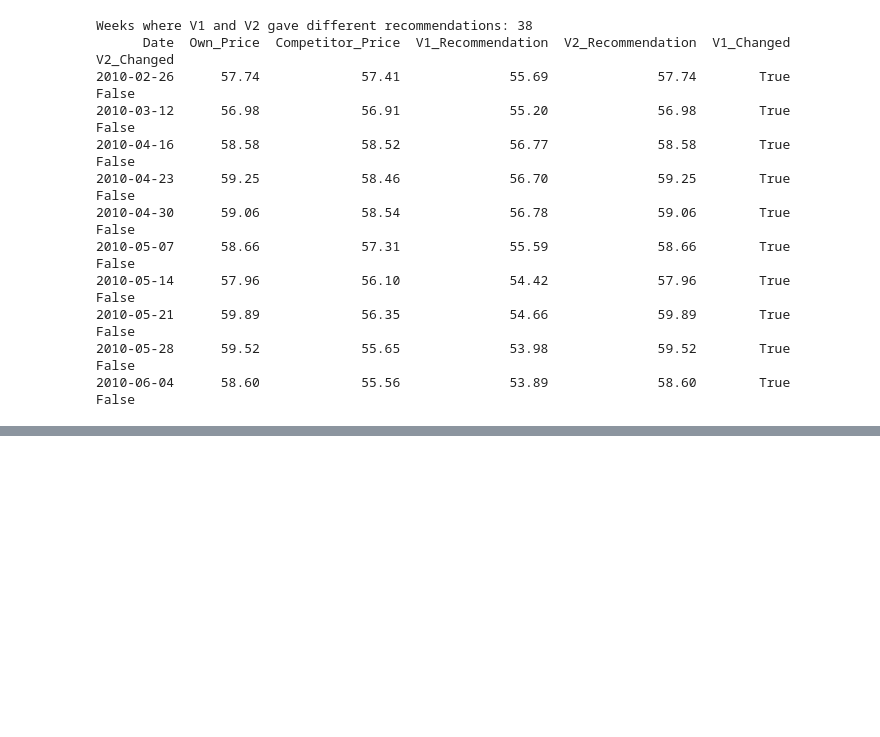
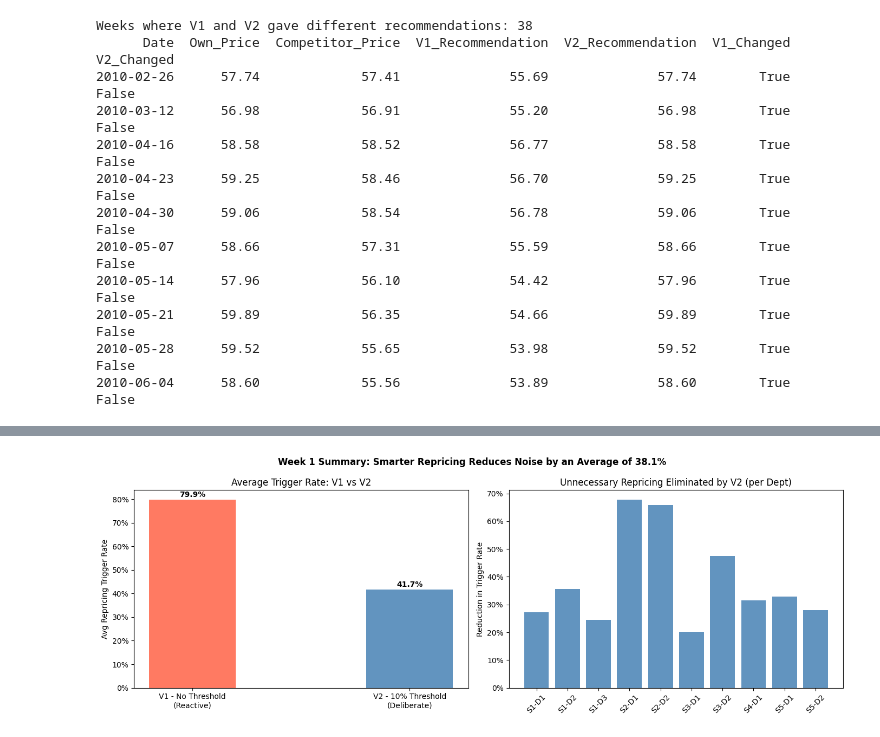
Before and after one commit to Snjkmr162/The_Pricing_Analytics_Toolkit, a Jupyter notebook: notebooks/week1_repricing/Week1_Repricing_Simulator.ipynb, the cells around one changed output, grey strips where cells are left out. Drawn from its saved outputs; the diff is of its cells as text; code cells hidden in the pictures; blank space fills up the shorter version.

```diff
--- a/notebooks/week1_repricing/Week1_Repricing_Simulator.ipynb
+++ b/notebooks/week1_repricing/Week1_Repricing_Simulator.ipynb
@@ -449,0 +505,31 @@ plt.show()
+# %%
+fig, axes = plt.subplots(1, 2, figsize=(14, 5))
+
+# Left chart: average trigger rate before vs after
+categories = ["V1 - No Threshold\n(Reactive)", "V2 - 10% Threshold\n(Deliberate)"]
+values = [avg_v1, avg_v2]
+colors = ["tomato", "steelblue"]
+bars = axes[0].bar(categories, values, color=colors, alpha=0.85, width=0.4)
+axes[0].set_ylabel("Avg Repricing Trigger Rate")
+axes[0].set_title("Average Trigger Rate: V1 vs V2")
+axes[0].yaxis.set_major_formatter(plt.FuncFormatter(lambda y, _: f"{y:.0%}"))
+for bar, val in zip(bars, values):
+    axes[0].text(bar.get_x() + bar.get_width()/2, bar.get_height() + 0.01,
+                f"{val:.1%}", ha="center", fontweight="bold")
+
+# Right chart: reduction per store/dept pair
+colors_bar = ["steelblue"] * len(summary_df)
+axes[1].bar(summary_df["Store-Dept"], summary_df["Reduction"],
+            color=colors_bar, alpha=0.85)
+axes[1].set_ylabel("Reduction in Trigger Rate")
+axes[1].set_title("Unnecessary Repricing Eliminated by V2 (per Dept)")
+axes[1].yaxis.set_major_formatter(plt.FuncFormatter(lambda y, _: f"{y:.0%}"))
+axes[1].tick_params(axis="x", rotation=45)
+
+plt.suptitle("Week 1 Summary: Smarter Repricing Reduces Noise by an Average of {:.1%}".format(avg_reduction),
+             fontsize=12, fontweight="bold")
+plt.tight_layout()
+plt.savefig("week1_day5_summary.png", dpi=150)
+plt.show()
+# %% [output]
+[figure, added]
```
Also changed, not shown: parts of 4 cells of this notebook.
